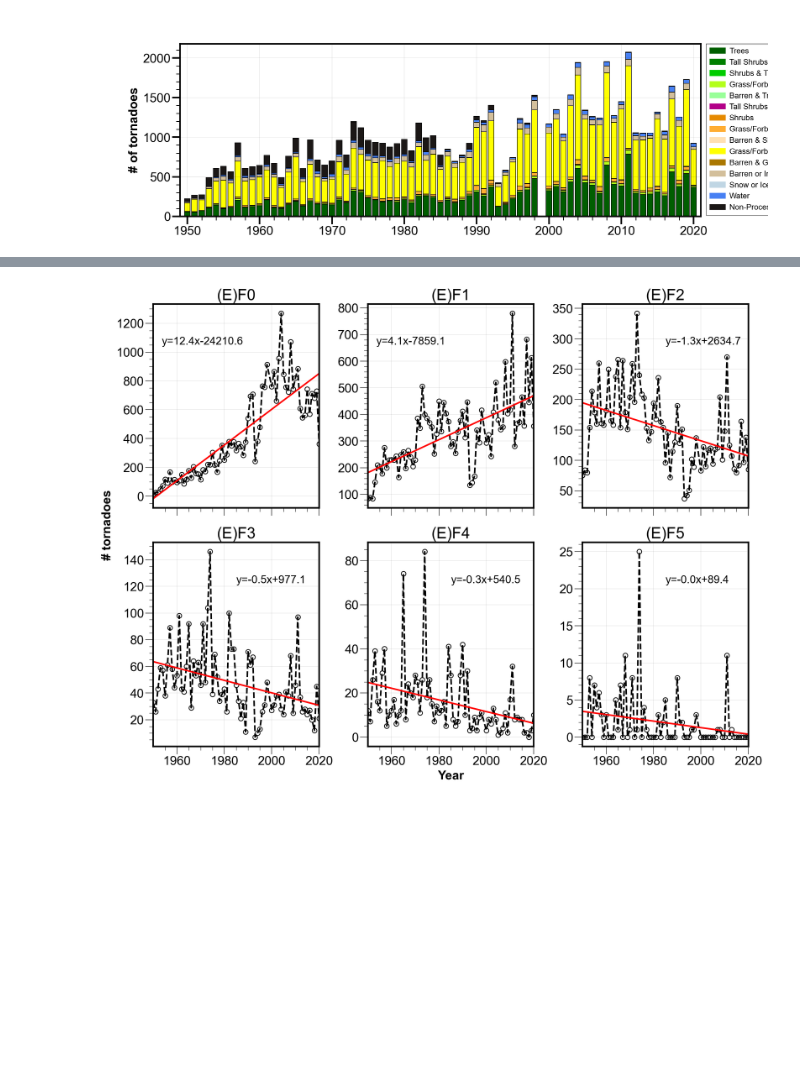
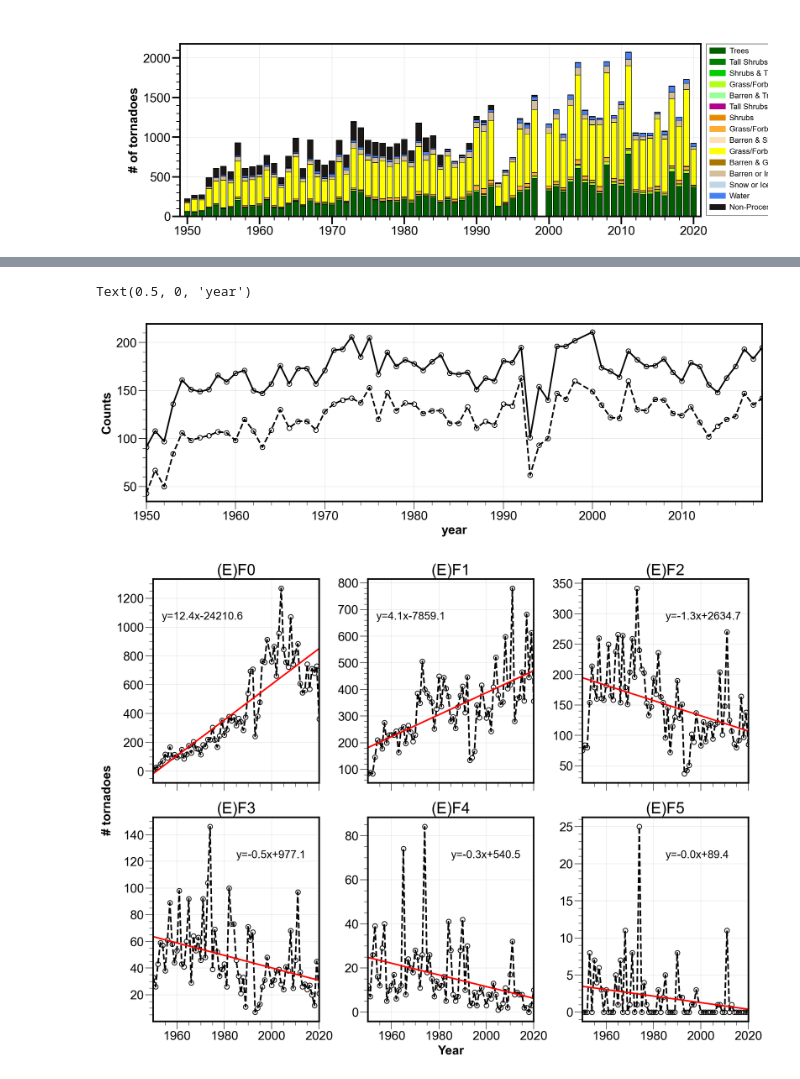
Before and after one commit to chrimerss/TornadoStudy, a Jupyter notebook: viz.ipynb, the cells around one changed output, grey strips where cells are left out. Saved outputs shown, nothing was run; the diff lists cells and outputs as text; code cells hidden in the pictures; blank space fills up the shorter version.

```diff
--- a/viz.ipynb
+++ b/viz.ipynb
@@ -182,3 +192,24 @@ new_df= gdf.groupby(['year_1', 'TOR_F_SCAL']).size().unstack(0)
+# %%
+gdf['date']= pd.to_datetime(gdf.BEGIN_YEAR.astype(str) + gdf.BEGIN_DAY.astype(str).str.zfill(2), format='%Y%m%d')
+# %%
+date_str= gdf['date'].dt.strftime('%Y-%m-%d').tolist()
+# %%
+_df= pd.DataFrame(index= pd.date_range('1950-01-01', '2019-12-31', freq='D'), columns=['isTday', 'isMultiTday', 'time'])
+_df['isTday']= _df.apply(lambda x: 1 if x.name.strftime('%Y-%m-%d') in date_str else 0, axis=1)
+_df['isMultiTday']= _df.apply(lambda x: 1 if x.name.strftime('%Y-%m-%d') in date_str and (gdf.date==x.name).sum()>1 else 0, axis=1)
+# %%
+fig= pplt.figure(figsize=(12,4), facecolor='white')
+ax= fig.add_subplot(111)
+ax.plot(_df.loc[_df.isTday>0, ['isTday']].groupby(_df.loc[_df.isTday>0].index.year).size().index,
+        _df.loc[_df.isTday>0, ['isTday']].groupby(_df.loc[_df.isTday>0].index.year).size().values,color='k', marker='o', markerfacecolor='None', label='Tornado days')
+
+ax.plot(_df.loc[_df.isMultiTday>0, ['isMultiTday']].groupby(_df.loc[_df.isMultiTday>0].index.year).size().index,
+        _df.loc[_df.isMultiTday>0, ['isMultiTday']].groupby(_df.loc[_df.isMultiTday>0].index.year).size().values, color='k', linestyle='dashed', marker='o', markerfacecolor='None', label='Multiple tornado days')
+ax.set_ylabel('Counts')
+ax.set_xlabel('year')
+# %% [output]
+Text(0.5, 0, 'year')
+[figure, added]
 # %%
 new_df= gdf.groupby(['year_1', 'TOR_F_SCAL']).size().unstack(0)
 fig= pplt.figure(figsize=(12,9), sharey=1, facecolor='white')
```
Also changed, not shown: parts of 8 cells of this notebook, 1 other file.
